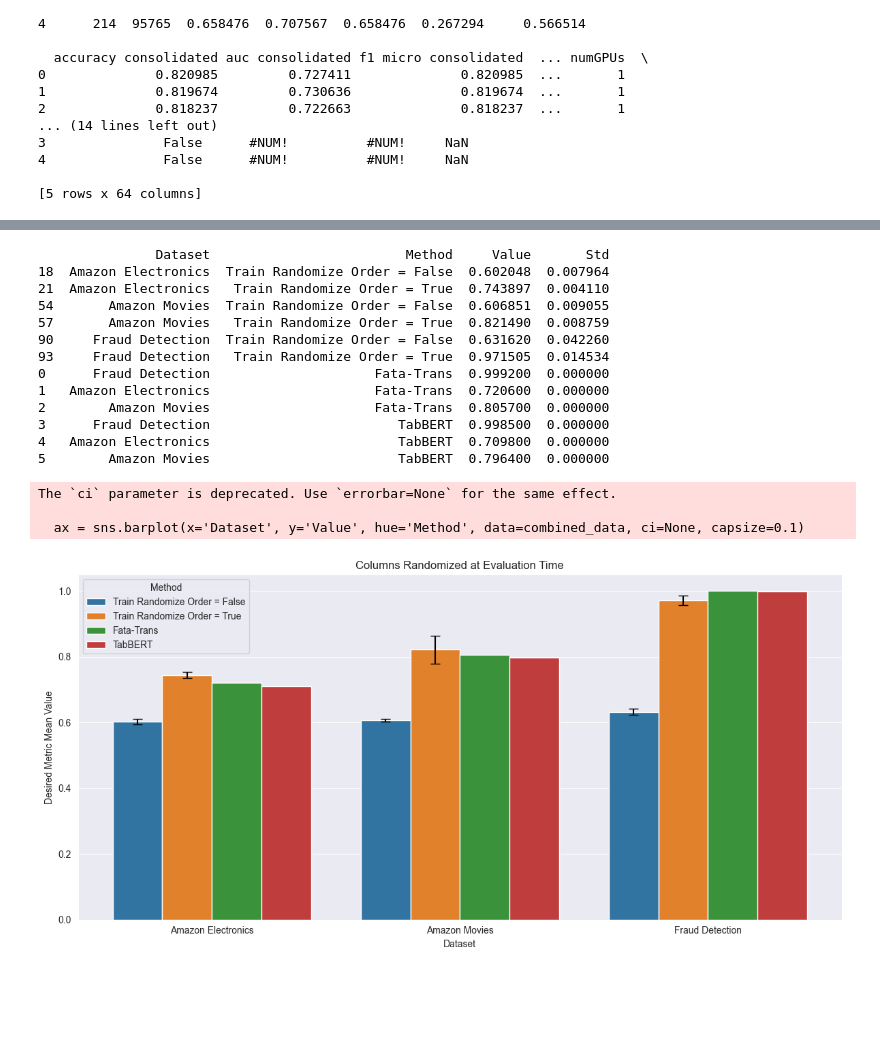
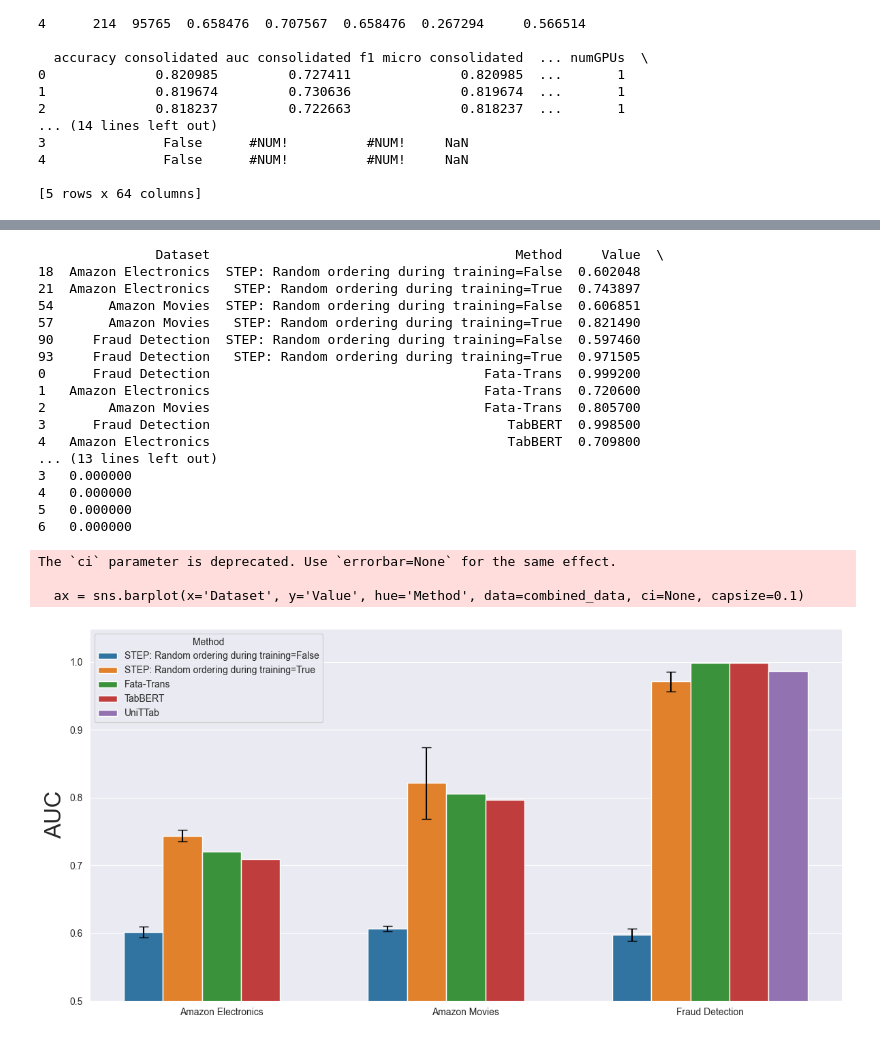
Before and after one commit to alexstein0/event_prediction, a Jupyter notebook: dataset_visualization.ipynb, the cells around one changed output, grey strips where cells are left out. Cells and saved outputs as stored; diff of their text form; code cells hidden in the pictures; blank space fills up the shorter version.

```diff
--- a/dataset_visualization.ipynb
+++ b/dataset_visualization.ipynb
@@ -268,12 +284,8 @@ data = {
 # %%
 df = pd.DataFrame(data)
 
-# Ensure the last transaction in each sequence is marked with "?"
-for i in range(4, 25, 5):
-    df.at[i, 'Is_Fraud'] = '?'
-
 # Function to split events into sequences of 5 events each and format them
-def split_and_format_sequences(user_df, n_events=5):
+def split_and_format_sequences(user_df, n_events=num_transactions):
     sequences = []
     for i in range(0, len(user_df), n_events):
         seq = user_df.iloc[i:i+n_events]
@@ -296,15 +308,25 @@ cols = ["User", "State", "Time", "Amount", "Is Fraud"]
 df.rename(columns=column_mapping, inplace=True)
 
 # Sort the DataFrame by 'User' and 'Time'
-df_sorted = df.sort_values(by=['User', 'Time'])
+df_sorted = df.sort_values(by=['User', 'Time'], ignore_index=True)
 df_sorted = df_sorted[cols]
 
 user_list = list(set(df["User"]))
 user_list.sort(reverse=True)
 
-df_sorted
+
+df_sorted = df_sorted.astype(str)
+# Ensure the last transaction in each sequence is marked with "?"
+# for i in range(4, 25, 5):
+#     df_sorted.at[i, 'Is_Fraud'] = '?'
+for col in cols:
+    if col == "User":
+        continue
+    else:
+        df_sorted.loc[len(df_sorted)-1, col] = '?'
 
 
 # Display the DataFrame
-# print(df)
+print(df_sorted)
+print(user_list)
 # %% [output]
@@ -585,7 +762,10 @@ import seaborn as sns
 # Load the CSV file
 file_path = '/Users/alex/Documents/School/Maryland/Research/event_prediction/data/submit2/testing.csv'
 data = pd.read_csv(file_path)
+bad_training_runs = ["final_ibm_fraud_transaction_base-2024-07-07-02-01"]
+data = data[~data["train saved name"].isin(bad_training_runs)]
 
+print(data[data["exp"]=="EVAL_pretrain_ibm"])
 # Columns for indexing and aggregation
 ind_cols = [
     "eval experiment folder name", "eval randomize order", "eval mask all pct",
@@ -630,7 +810,7 @@ filtered_data = grouped_data[
 # Prepare the data for plotting
 plot_data = filtered_data[['eval experiment folder name', 'train randomize order', 'desired_metric_mean', 'desired_metric_std']]
 
-plot_data['Method'] = plot_data['train randomize order'].map({True: 'Train Randomize Order = True', False: 'Train Randomize Order = False'})
+plot_data['Method'] = plot_data['train randomize order'].map({True: 'STEP: Random ordering during training=True', False: 'STEP: Random ordering during training=False'})
 plot_data = plot_data.rename(columns={'desired_metric_mean': 'Value', 'desired_metric_std': 'Std'})
 
 # Mapping the experiment names for better readability
@@ -661,6 +858,10 @@ benchmarks = {
             "Amazon Electronics": 0.7098,
             "Amazon Movies": 0.7964,
         },
+    "UniTTab":
+        {
+            "Fraud Detection": 0.987,
+        }
 }
 # Convert the benchmark dictionary to a DataFrame
 benchmark_data = []
@@ -681,46 +873,53 @@ benchmark_df = pd.DataFrame(benchmark_data, columns=['Method', 'Dataset', 'Value
 # %%
 combined_data = pd.concat([plot_data[['Dataset', 'Method', 'Value', 'Std']], benchmark_df])
 print(combined_data)
 # Plotting the bar chart with error bars
 plt.figure(figsize=(12, 6))
 
 # Using seaborn to plot the bar chart
 ax = sns.barplot(x='Dataset', y='Value', hue='Method', data=combined_data, ci=None, capsize=0.1)
 
 # Adding the error bars manually for 'Train Randomize Order'
 for i, (index, row) in enumerate(plot_data.iterrows()):
     bar = ax.patches[i]
     x = bar.get_x() + bar.get_width() / 2
     y = bar.get_height()
     std = row['Std']
     ax.errorbar(x, y, yerr=std, fmt='none', c='black', capsize=5)
 
+ax.set_ylim(ymin = .5)
+
 # Adding labels and title
-plt.xlabel('Dataset')
-plt.ylabel('Desired Metric Mean Value')
-plt.title('Columns Randomized at Evaluation Time')
+plt.xlabel('', fontsize=24)
+plt.ylabel('AUC', fontsize=24)
+# plt.title('Columns Randomized at Evaluation Time', fontsize=36)
 plt.legend(title='Method')
 
 
 # Displaying the plot
 plt.tight_layout()
-plt.savefig('Randomized_Eval.png')
+plt.savefig('randomized_eval.pdf', format="pdf")
+
 plt.show()
 # %% [output]
-               Dataset                         Method     Value       Std
-18  Amazon Electronics  Train Randomize Order = False  0.602048  0.007964
-21  Amazon Electronics   Train Randomize Order = True  0.743897  0.004110
-54       Amazon Movies  Train Randomize Order = False  0.606851  0.009055
-57       Amazon Movies   Train Randomize Order = True  0.821490  0.008759
-90     Fraud Detection  Train Randomize Order = False  0.631620  0.042260
-93     Fraud Detection   Train Randomize Order = True  0.971505  0.014534
-0      Fraud Detection                     Fata-Trans  0.999200  0.000000
-1   Amazon Electronics                     Fata-Trans  0.720600  0.000000
-2        Amazon Movies                     Fata-Trans  0.805700  0.000000
-3      Fraud Detection                        TabBERT  0.998500  0.000000
-4   Amazon Electronics                        TabBERT  0.709800  0.000000
-5        Amazon Movies                        TabBERT  0.796400  0.000000
+               Dataset                                       Method     Value  \
+18  Amazon Electronics  STEP: Random ordering during training=False  0.602048
+21  Amazon Electronics   STEP: Random ordering during training=True  0.743897
+54       Amazon Movies  STEP: Random ordering during training=False  0.606851
+57       Amazon Movies   STEP: Random ordering during training=True  0.821490
+90     Fraud Detection  STEP: Random ordering during training=False  0.597460
+93     Fraud Detection   STEP: Random ordering during training=True  0.971505
+0      Fraud Detection                                   Fata-Trans  0.999200
+1   Amazon Electronics                                   Fata-Trans  0.720600
+2        Amazon Movies                                   Fata-Trans  0.805700
+3      Fraud Detection                                      TabBERT  0.998500
+4   Amazon Electronics                                      TabBERT  0.709800
+... (13 lines left out)
+3   0.000000
+4   0.000000
+5   0.000000
+6   0.000000
 The `ci` parameter is deprecated. Use `errorbar=None` for the same effect.
 
   ax = sns.barplot(x='Dataset', y='Value', hue='Method', data=combined_data, ci=None, capsize=0.1)
-[figure, old version]
+[figure, new version]
```
Also changed, not shown: parts of 12 cells of this notebook, 20 other files.
